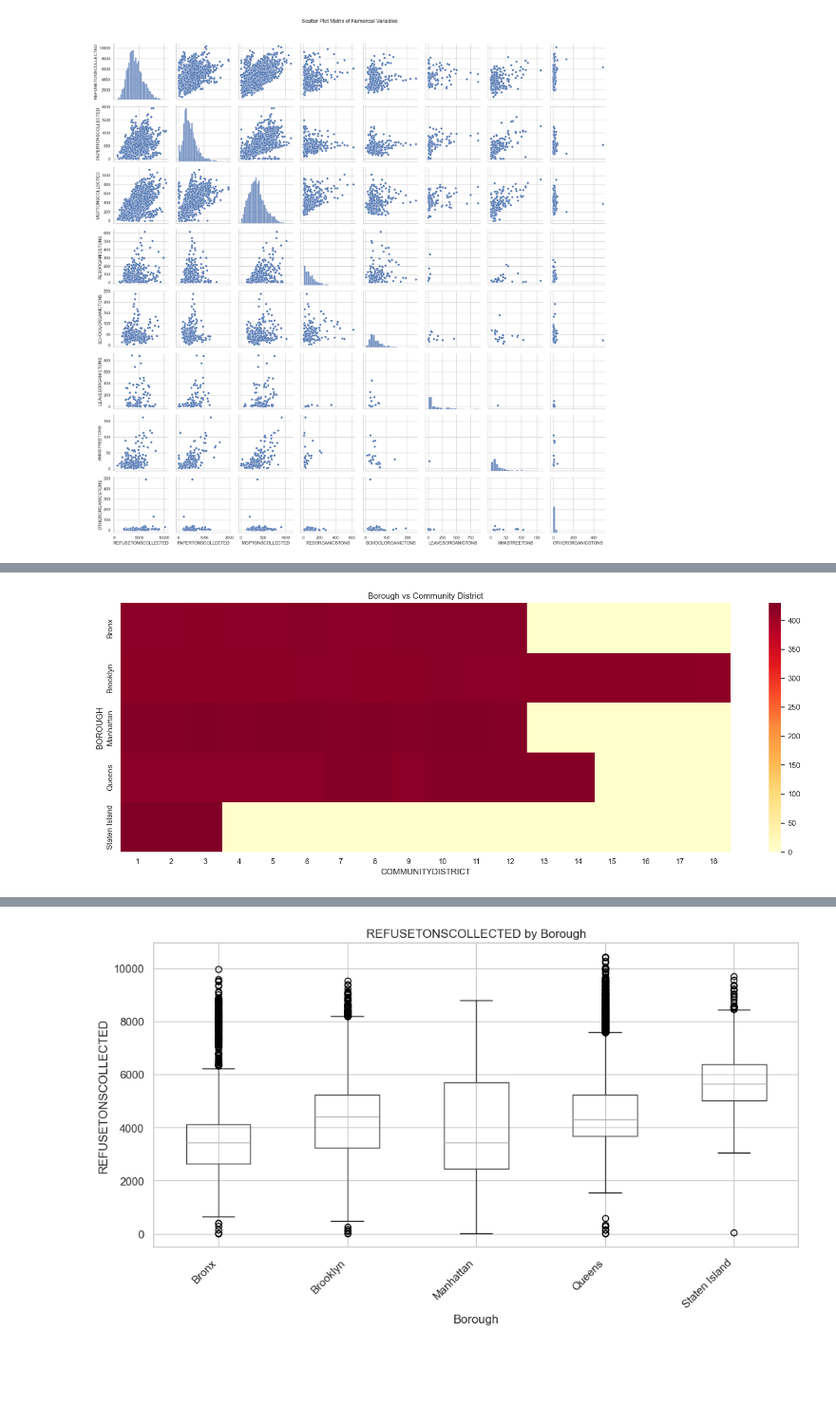
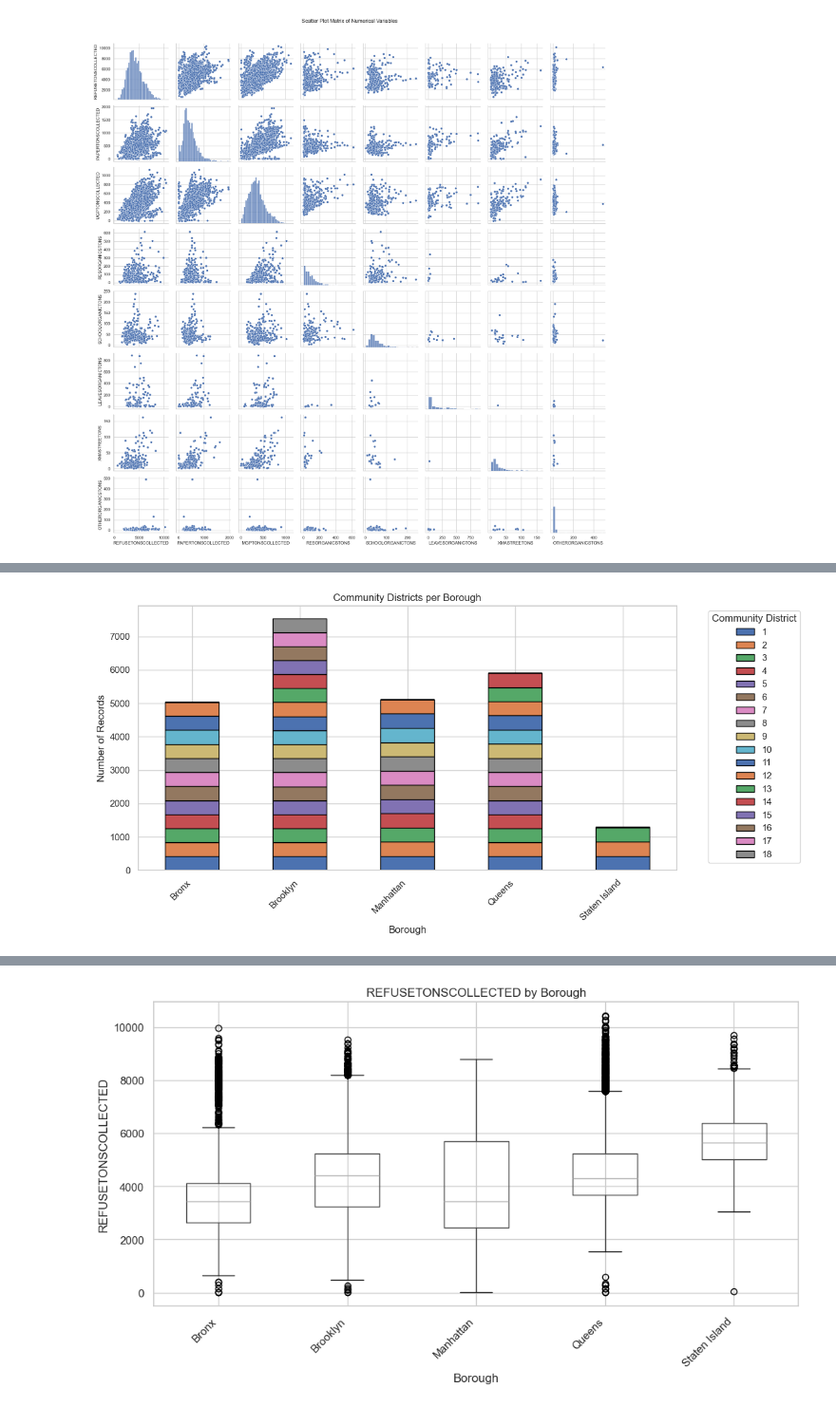
Before and after one commit to datasheng/csc46000-team-project-1000, a Jupyter notebook: HW 4/DSNY.ipynb, the cells around one changed output, grey strips where cells are left out. Shown at 95% size. Drawn from its saved outputs; the diff is of its cells as text; code cells hidden in the pictures; blank space fills up the shorter version.

Commit message:
Markdowns and changed heatmap
It's now a stacked bar chart

```diff
--- a/HW 4/DSNY.ipynb
+++ b/HW 4/DSNY.ipynb
@@ -146,10 +177,14 @@ plt.show()
 # %%
 # Borough vs Community District
-ct = pd.crosstab(df['BOROUGH'], df['COMMUNITYDISTRICT'])
-fig, ax = plt.subplots(figsize=(16, 6))
-sns.heatmap(ct, cmap='YlOrRd', ax=ax)
-ax.set_title('Borough vs Community District')
+fig, ax = plt.subplots(figsize=(12, 6))
+ct = df.groupby(['BOROUGH', 'COMMUNITYDISTRICT']).size().unstack(fill_value=0)
+ct.plot(kind='bar', stacked=True, ax=ax, edgecolor='black')
+ax.set_title('Community Districts per Borough')
+ax.set_xlabel('Borough')
+ax.set_ylabel('Number of Records')
+ax.legend(title='Community District', bbox_to_anchor=(1.05, 1))
+plt.xticks(rotation=45, ha='right')
 plt.tight_layout()
 plt.show()
 # %% [output]
-[figure, old version]
+[figure, new version]
```
Also changed, not shown: parts of 5 cells of this notebook.
